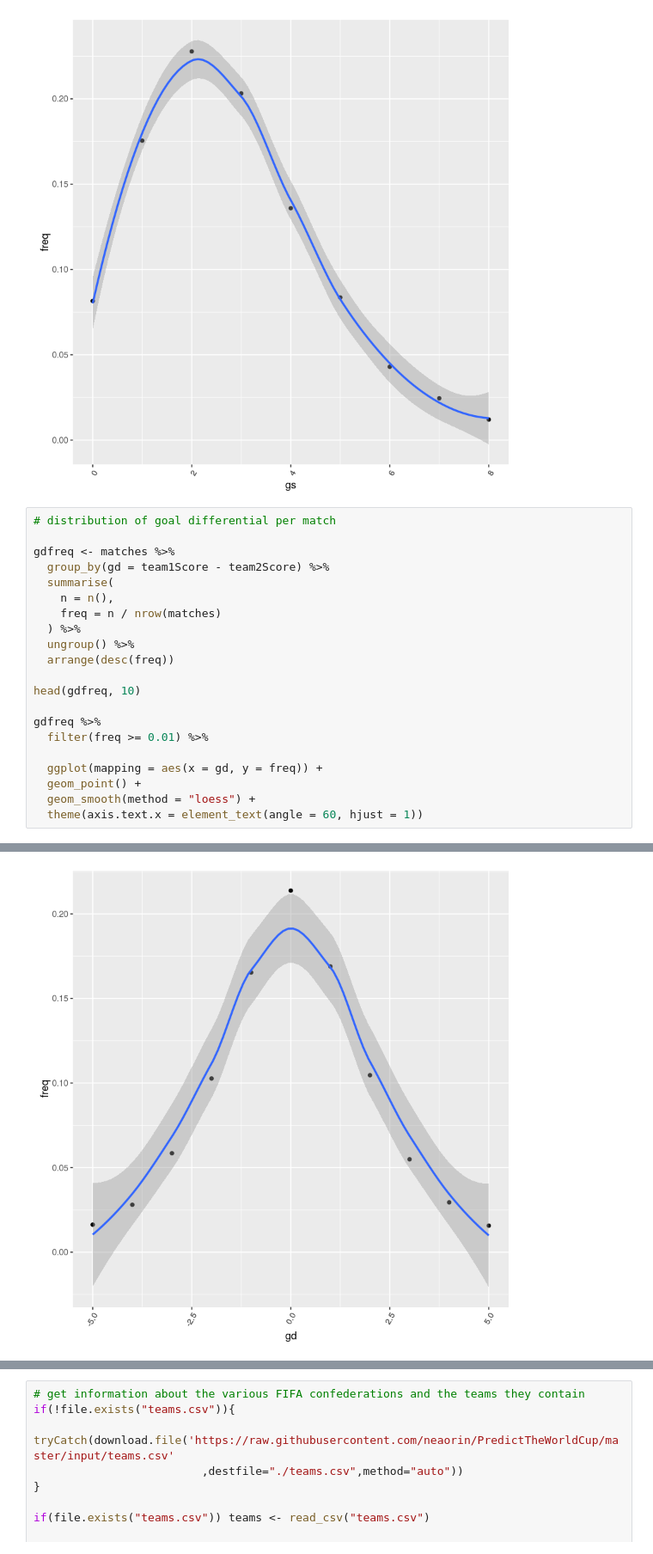
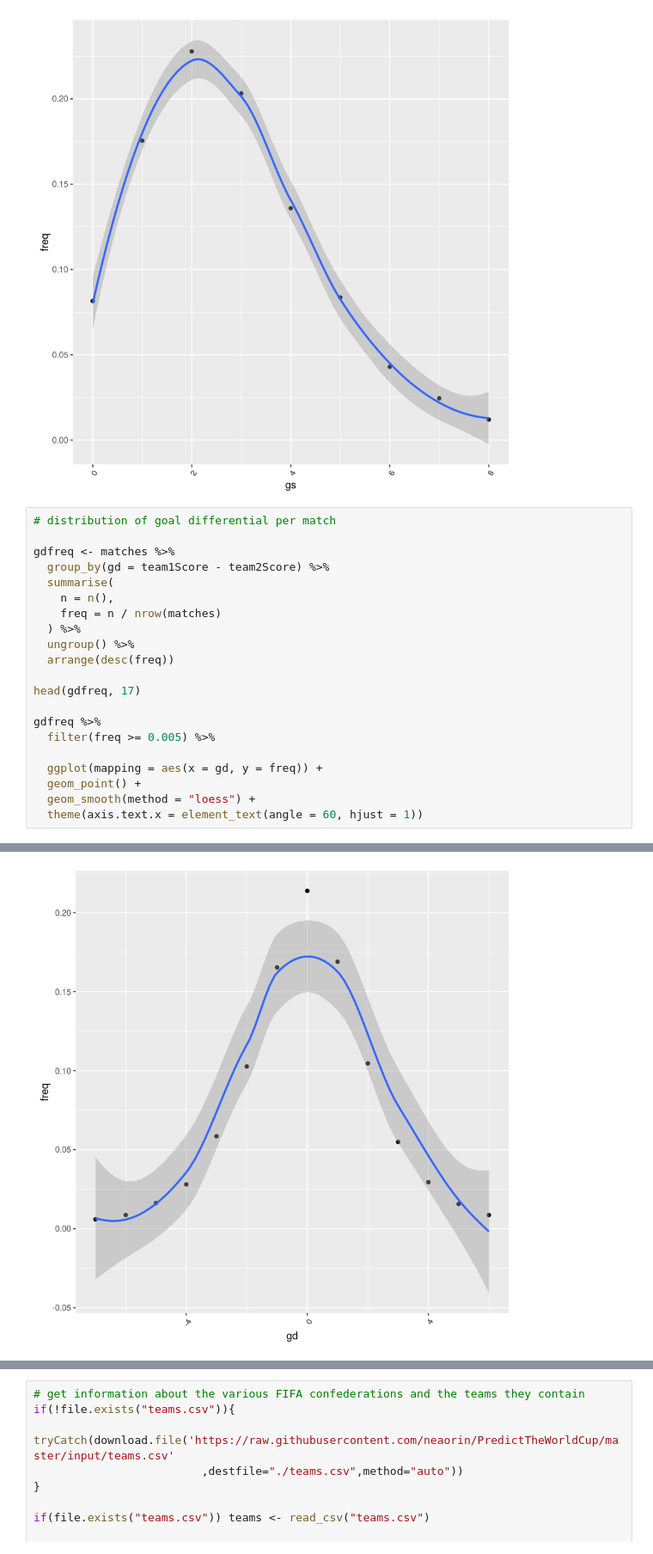
Before and after one commit to neaorin/PredictTheWorldCup, a Jupyter notebook: src/WorldCup.ipynb, the cells around one changed output, grey strips where cells are left out. Shown at 86% size. Saved outputs shown, nothing was run; the diff lists cells and outputs as text.

```diff
--- a/src/WorldCup.ipynb
+++ b/src/WorldCup.ipynb
@@ -535,10 +594,10 @@ gdfreq <- matches %>%
   ungroup() %>%
   arrange(desc(freq))
 
-head(gdfreq, 10)
+head(gdfreq, 17)
 
 gdfreq %>%
-  filter(freq >= 0.01) %>%
+  filter(freq >= 0.005) %>%
 
   ggplot(mapping = aes(x = gd, y = freq)) +
   geom_point() +
@@ -559 +625 @@ gdfreq %>%
-[figure, old version]
+[figure, new version]
```
Also changed, not shown: parts of 26 cells of this notebook, 4 other files.
